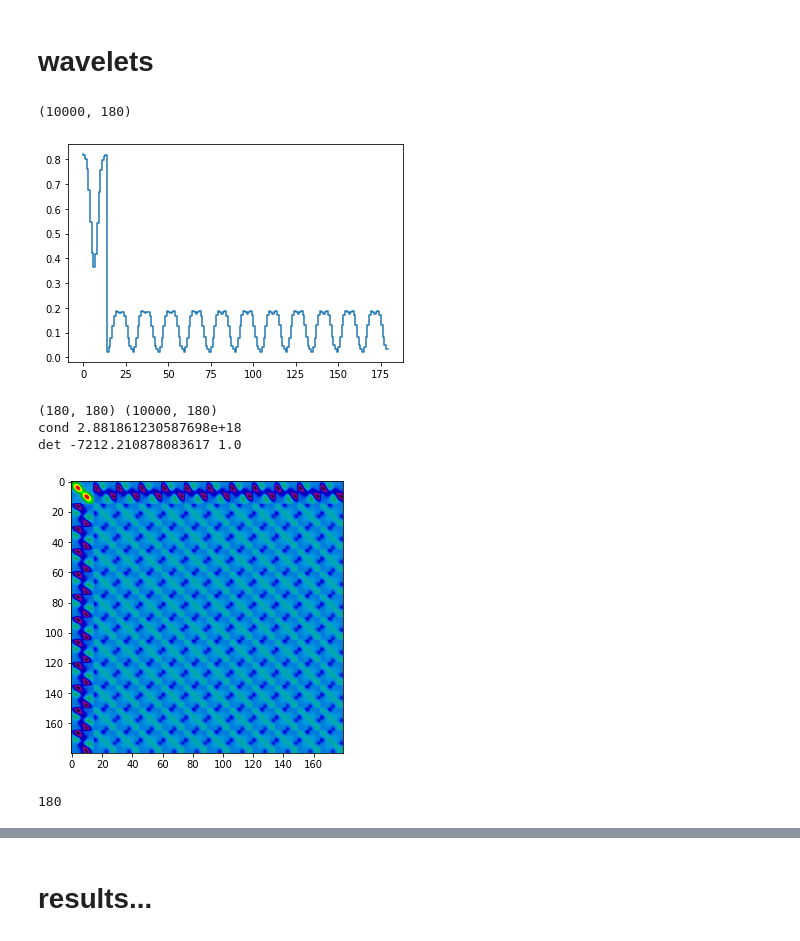
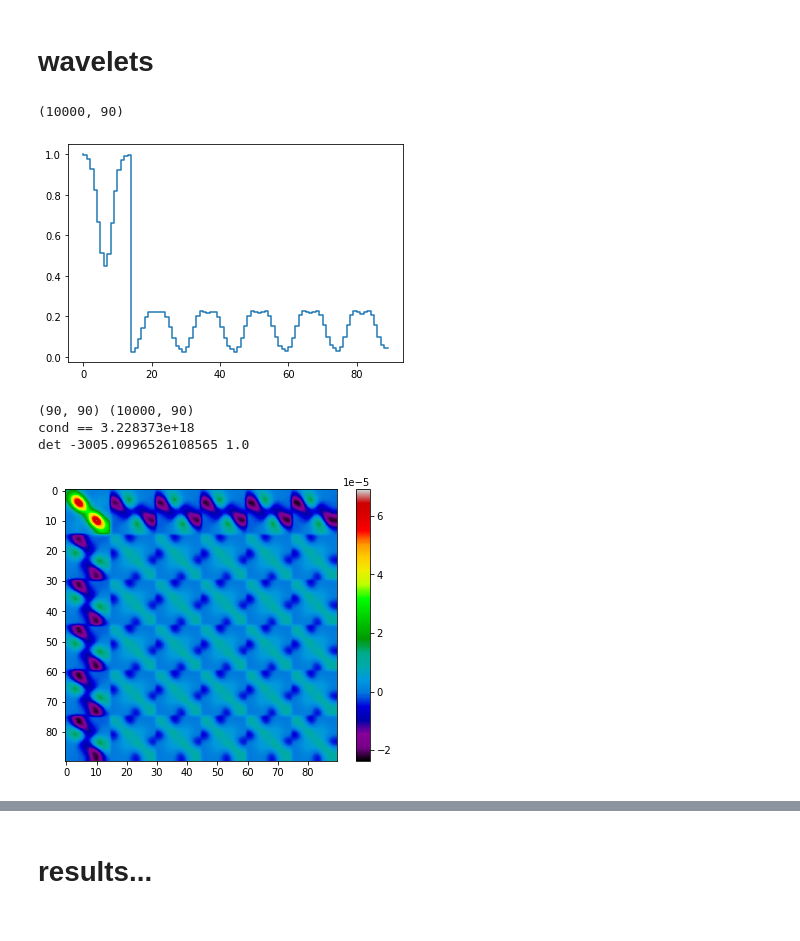
Before and after one commit to LBJ-Wade/fisher_wst, a Jupyter notebook: check_fisher_funcs.ipynb, the cells around one changed output, grey strips where cells are left out. Saved outputs shown, nothing was run; the diff lists cells and outputs as text; code cells hidden in the pictures.

```diff
--- a/check_fisher_funcs.ipynb
+++ b/check_fisher_funcs.ipynb
@@ -56,7 +52,7 @@ norm_fact
 # %%
-spec_all /= norm_fact
-pos_all /= norm_fact
-neg_all /= norm_fact
+#spec_all /= norm_fact
+#pos_all /= norm_fact
+#neg_all /= norm_fact
 # %%
 spec_all.shape
 # %% [output]
@@ -183,37 +191,35 @@ IFisher_pca    = np.linalg.inv(Fisher_pca)
 # %%
 T = spec_all[:,s1:s2].shape[-1]
 J = 1
-Q = 12
+Q = 6
 # %%
 scattering = Scattering1D(J, T, Q)
 # %%
+#sc  = np.log10(  np.abs(spec_all[:,s1:s2]) + 1.e-6  )
 sc  = scattering(spec_all[:,s1:s2])
 sc  = sc.reshape(sc.shape[0],-1)
-#sc  = np.log10(  np.abs(sc) + 1.e-6  )
+
 sc.shape
 # %% [output]
-(10000, 180)
+(10000, 90)
 # %%
 plt.close()
 plt.step(range(sc.shape[1]),sc[10])
 plt.show()
 # %% [output]
-[figure, old version]
+[figure, new version]
 # %%
 cov_sc = np.cov(sc, rowvar=False)
 print (cov_sc.shape,sc.shape)
-print ('cond', np.linalg.cond(cov_sc))
+print ('cond == %e' % np.linalg.cond(cov_sc))
 sign, logdet = np.linalg.slogdet(cov_sc)
 print ('det', logdet , sign )
 fig, ax = plt.subplots(1, figsize=(7,5))
-ax.imshow(cov_sc,interpolation='gaussian', cmap='nipy_spectral')
+cs = ax.imshow(cov_sc,interpolation='gaussian', cmap='nipy_spectral')
+plt.colorbar(cs)
 plt.show()
 # %% [output]
-(180, 180) (10000, 180)
-cond 2.881861230587698e+18
-det -7212.210878083617 1.0
+(90, 90) (10000, 90)
+cond == 3.228373e+18
+det -3005.0996526108565 1.0
-[figure, old version]
+[figure, new version]
-# %%
-cov_sc.shape[0]
-# %% [output]
-180
```
Also changed, not shown: parts of 15 cells of this notebook.
